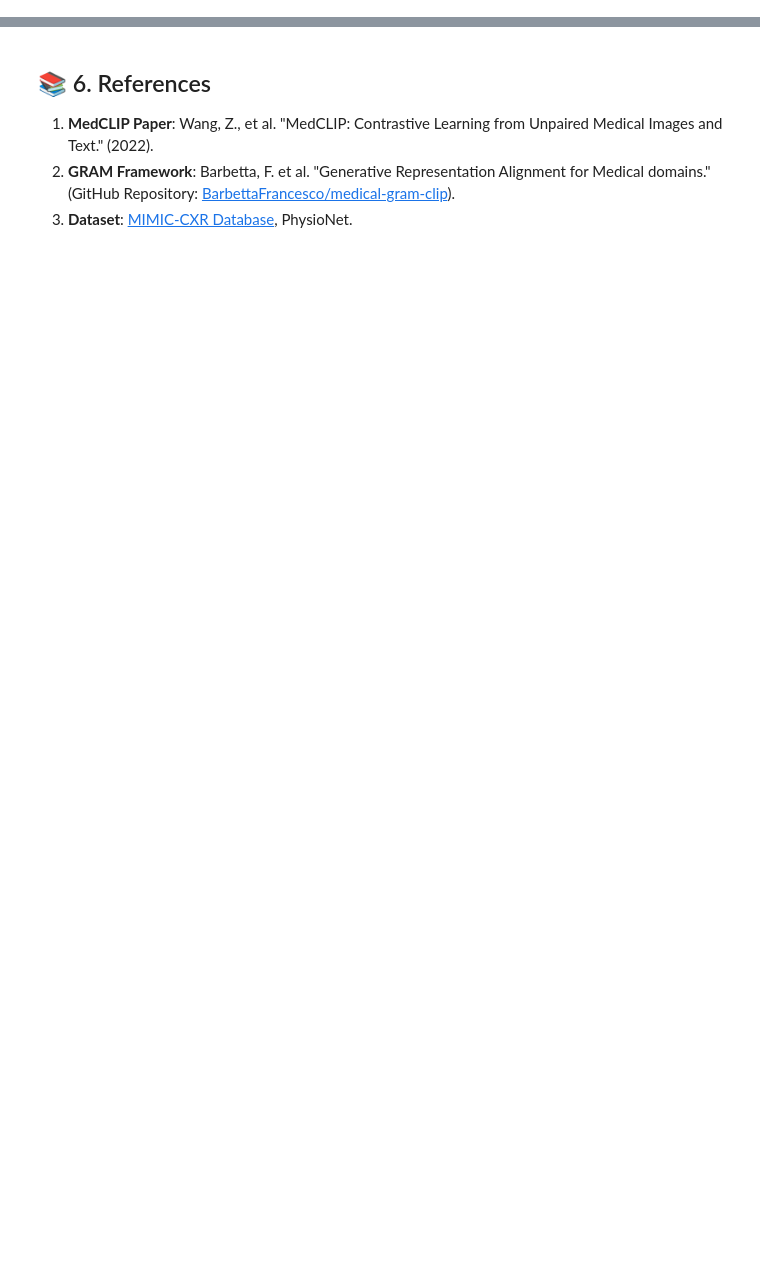
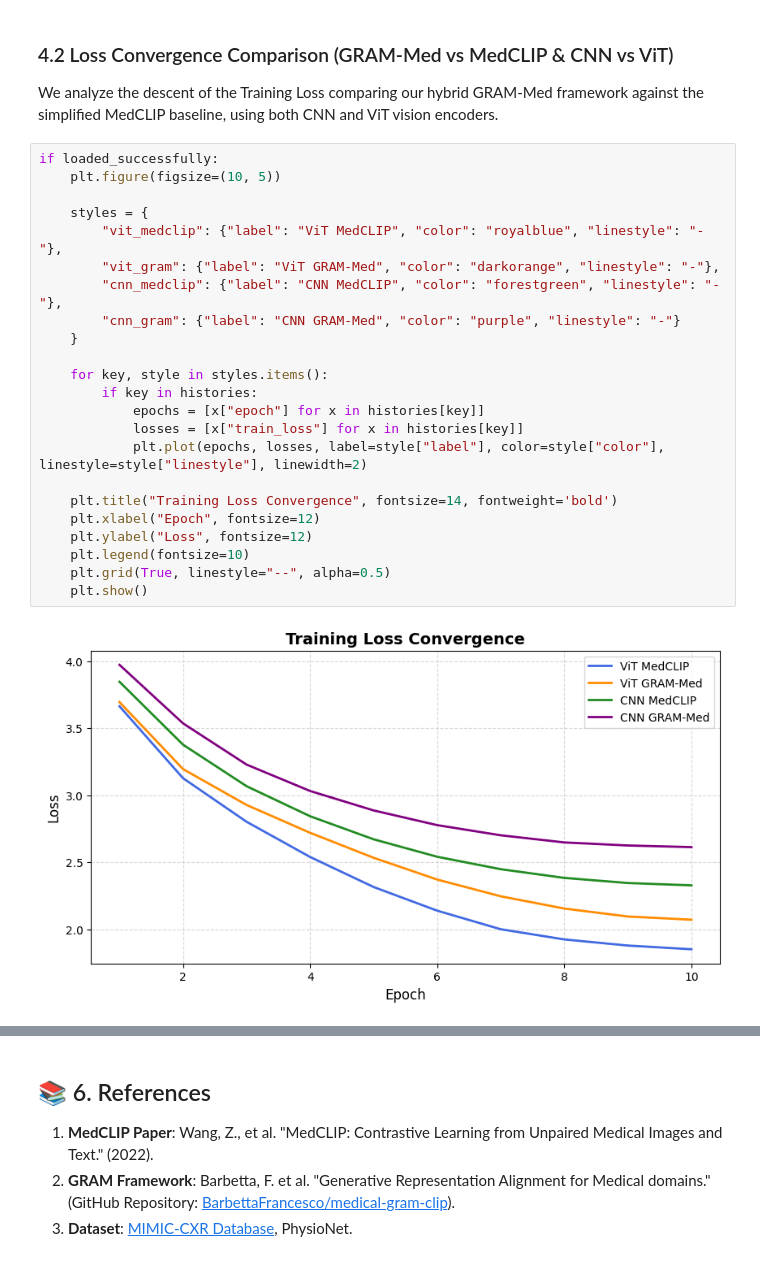
Before and after one commit to BarbettaFrancesco/medical-gram-clip, a Jupyter notebook: Clip_vs_Gramm.ipynb, the cells around one changed output, grey strips where cells are left out. Cells and saved outputs as stored; diff of their text form; blank space fills up the shorter version.

Commit message:
notebook and plots

```diff
--- a/Clip_vs_Gramm.ipynb
+++ b/Clip_vs_Gramm.ipynb
@@ -1281,0 +1155,28 @@ if loaded_successfully:
+# %% [markdown]
+### 4.2 Loss Convergence Comparison (GRAM-Med vs MedCLIP & CNN vs ViT)
+We analyze the descent of the Training Loss comparing our hybrid GRAM-Med framework against the simplified MedCLIP baseline, using both CNN and ViT vision encoders.
+# %%
+if loaded_successfully:
+    plt.figure(figsize=(10, 5))
+
+    styles = {
+        "vit_medclip": {"label": "ViT MedCLIP", "color": "royalblue", "linestyle": "-"},
+        "vit_gram": {"label": "ViT GRAM-Med", "color": "darkorange", "linestyle": "-"},
+        "cnn_medclip": {"label": "CNN MedCLIP", "color": "forestgreen", "linestyle": "-"},
+        "cnn_gram": {"label": "CNN GRAM-Med", "color": "purple", "linestyle": "-"}
+    }
+
+    for key, style in styles.items():
+        if key in histories:
+            epochs = [x["epoch"] for x in histories[key]]
+            losses = [x["train_loss"] for x in histories[key]]
+            plt.plot(epochs, losses, label=style["label"], color=style["color"], linestyle=style["linestyle"], linewidth=2)
+
+    plt.title("Training Loss Convergence", fontsize=14, fontweight='bold')
+    plt.xlabel("Epoch", fontsize=12)
+    plt.ylabel("Loss", fontsize=12)
+    plt.legend(fontsize=10)
+    plt.grid(True, linestyle="--", alpha=0.5)
+    plt.show()
+# %% [output]
+[figure, added]
```
Also changed, not shown: parts of 59 cells of this notebook, 12 other files.
